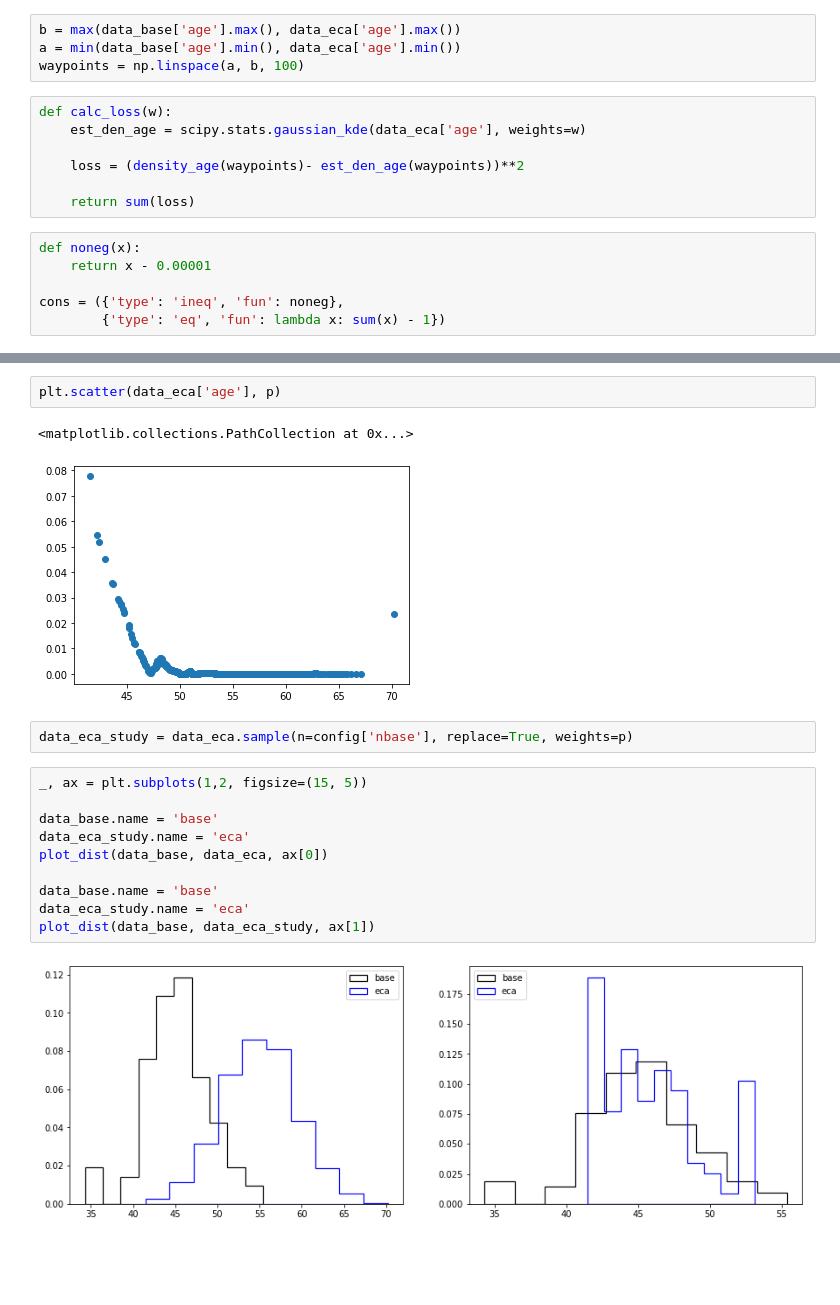
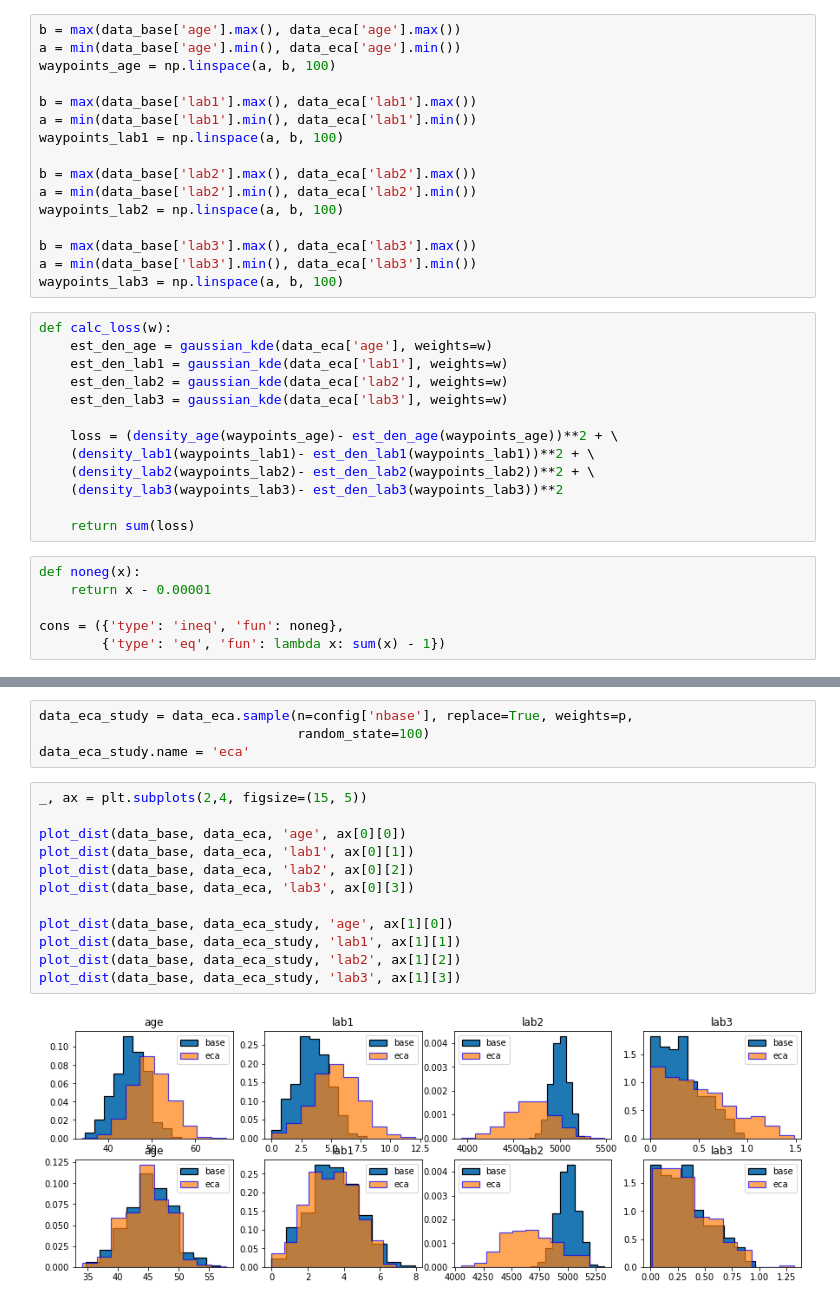
Before and after one commit to csrinesh/balance_cohort, a Jupyter notebook: cohortbalancer.ipynb, the cells around one changed output, grey strips where cells are left out. Drawn from its saved outputs; the diff is of its cells as text; blank space fills up the shorter version.

```diff
--- a/cohortbalancer.ipynb
+++ b/cohortbalancer.ipynb
@@ -61,12 +78,30 @@ max_age, min_age = data_base['age'].max(), data_base['age'].min()
 # %%
 b = max(data_base['age'].max(), data_eca['age'].max())
 a = min(data_base['age'].min(), data_eca['age'].min())
-waypoints = np.linspace(a, b, 100)
+waypoints_age = np.linspace(a, b, 100)
+
+b = max(data_base['lab1'].max(), data_eca['lab1'].max())
+a = min(data_base['lab1'].min(), data_eca['lab1'].min())
+waypoints_lab1 = np.linspace(a, b, 100)
+
+b = max(data_base['lab2'].max(), data_eca['lab2'].max())
+a = min(data_base['lab2'].min(), data_eca['lab2'].min())
+waypoints_lab2 = np.linspace(a, b, 100)
+
+b = max(data_base['lab3'].max(), data_eca['lab3'].max())
+a = min(data_base['lab3'].min(), data_eca['lab3'].min())
+waypoints_lab3 = np.linspace(a, b, 100)
 # %%
 def calc_loss(w):
-    est_den_age = scipy.stats.gaussian_kde(data_eca['age'], weights=w)
+    est_den_age = gaussian_kde(data_eca['age'], weights=w)
+    est_den_lab1 = gaussian_kde(data_eca['lab1'], weights=w)
+    est_den_lab2 = gaussian_kde(data_eca['lab2'], weights=w)
+    est_den_lab3 = gaussian_kde(data_eca['lab3'], weights=w)
 
-    loss = (density_age(waypoints)- est_den_age(waypoints))**2
+    loss = (density_age(waypoints_age)- est_den_age(waypoints_age))**2 + \
+    (density_lab1(waypoints_lab1)- est_den_lab1(waypoints_lab1))**2 + \
+    (density_lab2(waypoints_lab2)- est_den_lab2(waypoints_lab2))**2 + \
+    (density_lab3(waypoints_lab3)- est_den_lab3(waypoints_lab3))**2
 
     return sum(loss)
 # %%
@@ -93,19 +128,18 @@ Wall time: 1min 19s
-# %%
-plt.scatter(data_eca['age'], p)
-# %% [output]
-<matplotlib.collections.PathCollection at 0x...>
-[figure, removed]
 # %%
-data_eca_study = data_eca.sample(n=config['nbase'], replace=True, weights=p)
+data_eca_study = data_eca.sample(n=config['nbase'], replace=True, weights=p,
+                                 random_state=100)
+data_eca_study.name = 'eca'
 # %%
-_, ax = plt.subplots(1,2, figsize=(15, 5))
+_, ax = plt.subplots(2,4, figsize=(15, 5))
 
-data_base.name = 'base'
-data_eca_study.name = 'eca'
-plot_dist(data_base, data_eca, ax[0])
+plot_dist(data_base, data_eca, 'age', ax[0][0])
+plot_dist(data_base, data_eca, 'lab1', ax[0][1])
+plot_dist(data_base, data_eca, 'lab2', ax[0][2])
+plot_dist(data_base, data_eca, 'lab3', ax[0][3])
 
-data_base.name = 'base'
-data_eca_study.name = 'eca'
-plot_dist(data_base, data_eca_study, ax[1])
+plot_dist(data_base, data_eca_study, 'age', ax[1][0])
+plot_dist(data_base, data_eca_study, 'lab1', ax[1][1])
+plot_dist(data_base, data_eca_study, 'lab2', ax[1][2])
+plot_dist(data_base, data_eca_study, 'lab3', ax[1][3])
 # %% [output]
-[figure, old version]
+[figure, new version]
```
Also changed, not shown: parts of 9 cells of this notebook.
